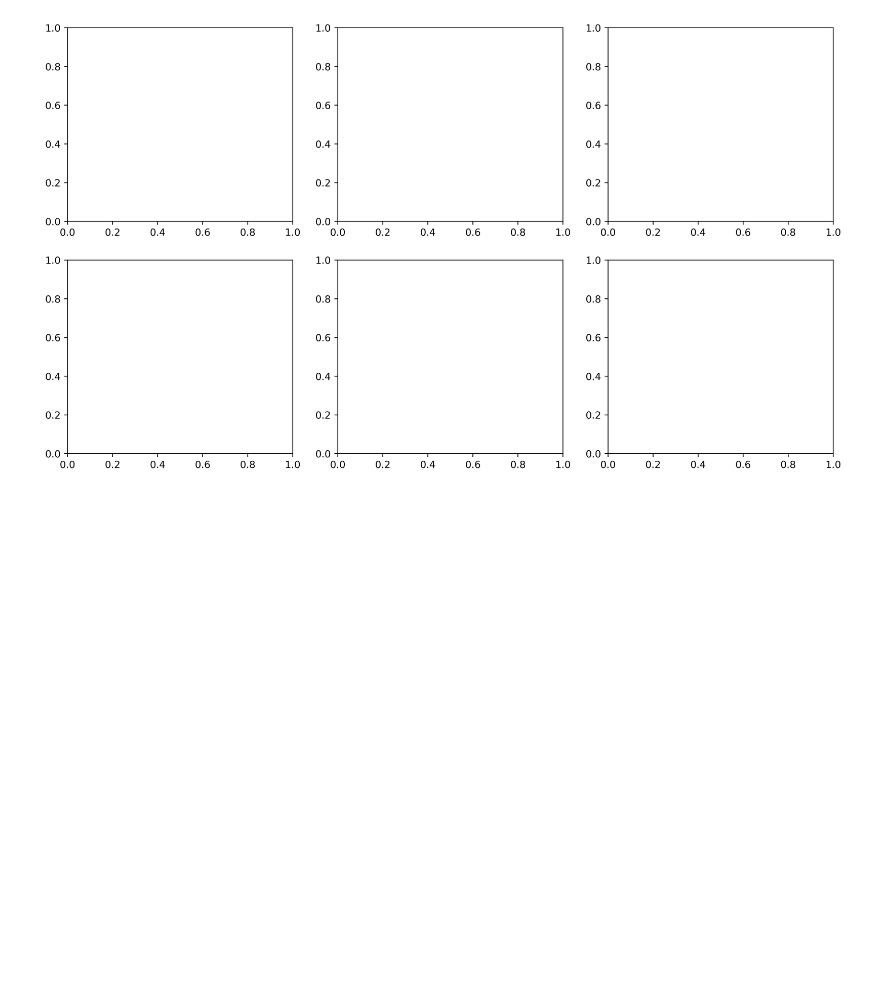
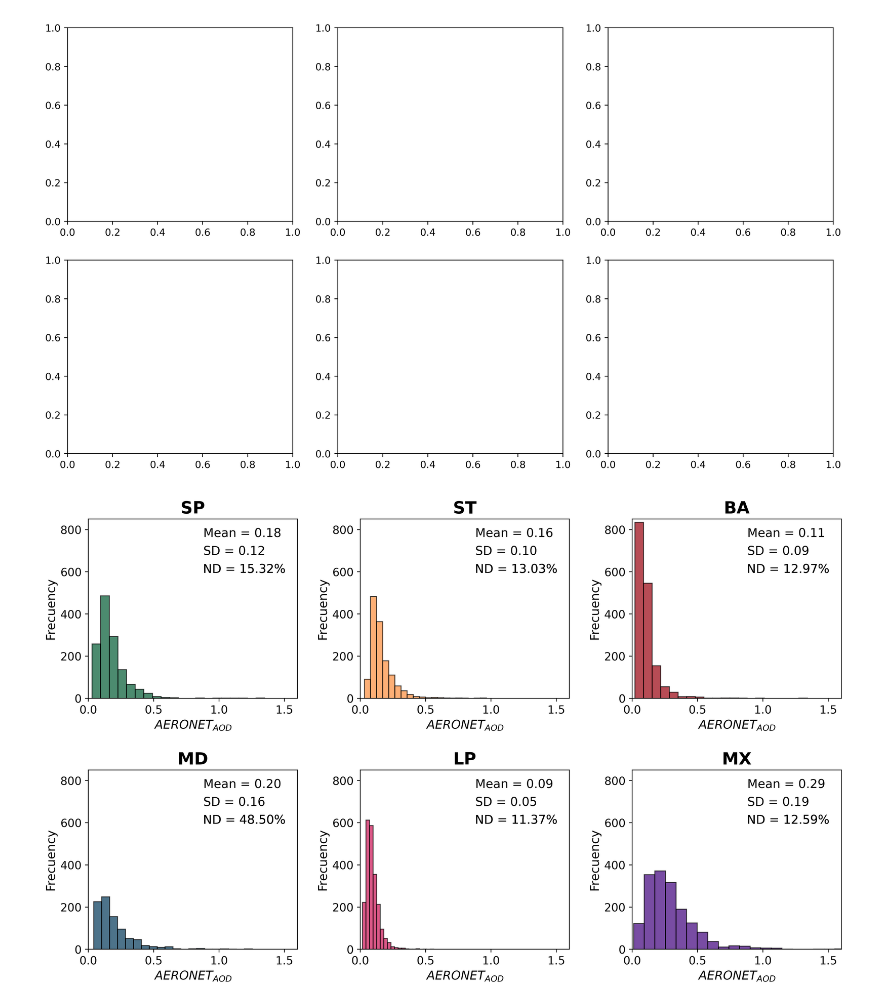
Before and after one commit to joseurquiza88/MAIAC-Processing, a Jupyter notebook: 02_aeronet.ipynb, the cells around one changed output. Saved outputs shown, nothing was run; the diff lists cells and outputs as text; code cells hidden in the pictures; blank space fills up the shorter version.

```diff
--- a/02_aeronet.ipynb
+++ b/02_aeronet.ipynb
@@ -556,0 +648,4 @@ FileNotFoundError: [WinError 3] El sistema no puede encontrar la ruta especifica
+# %%
+aeronet_histogram (path="D:/Josefina/paper_git/paper_maiac/datasets/V02/aeronet/datasets_interp_s_L02/Latam",date_format='%Y-%m-%d %H:%M:%S',nrows=2,ncols=3,colors = ["#005a32","#fd8d3c","#99000d","#023858","#ce1256","#3f007d","#c994c7"], plot='lala')
+# %% [output]
+[figure, added]
```
Also changed, not shown: parts of 6 cells of this notebook, 5 other files.
